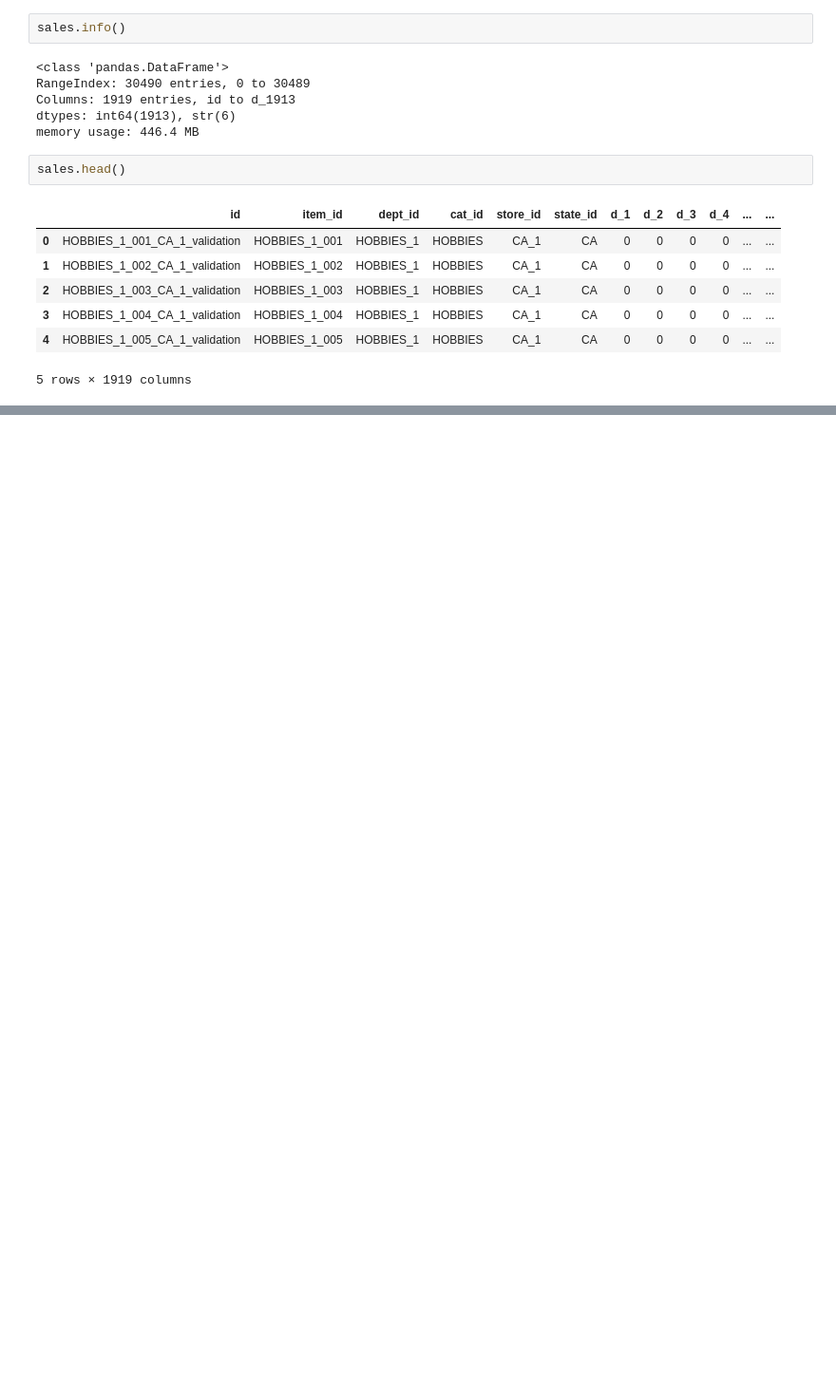
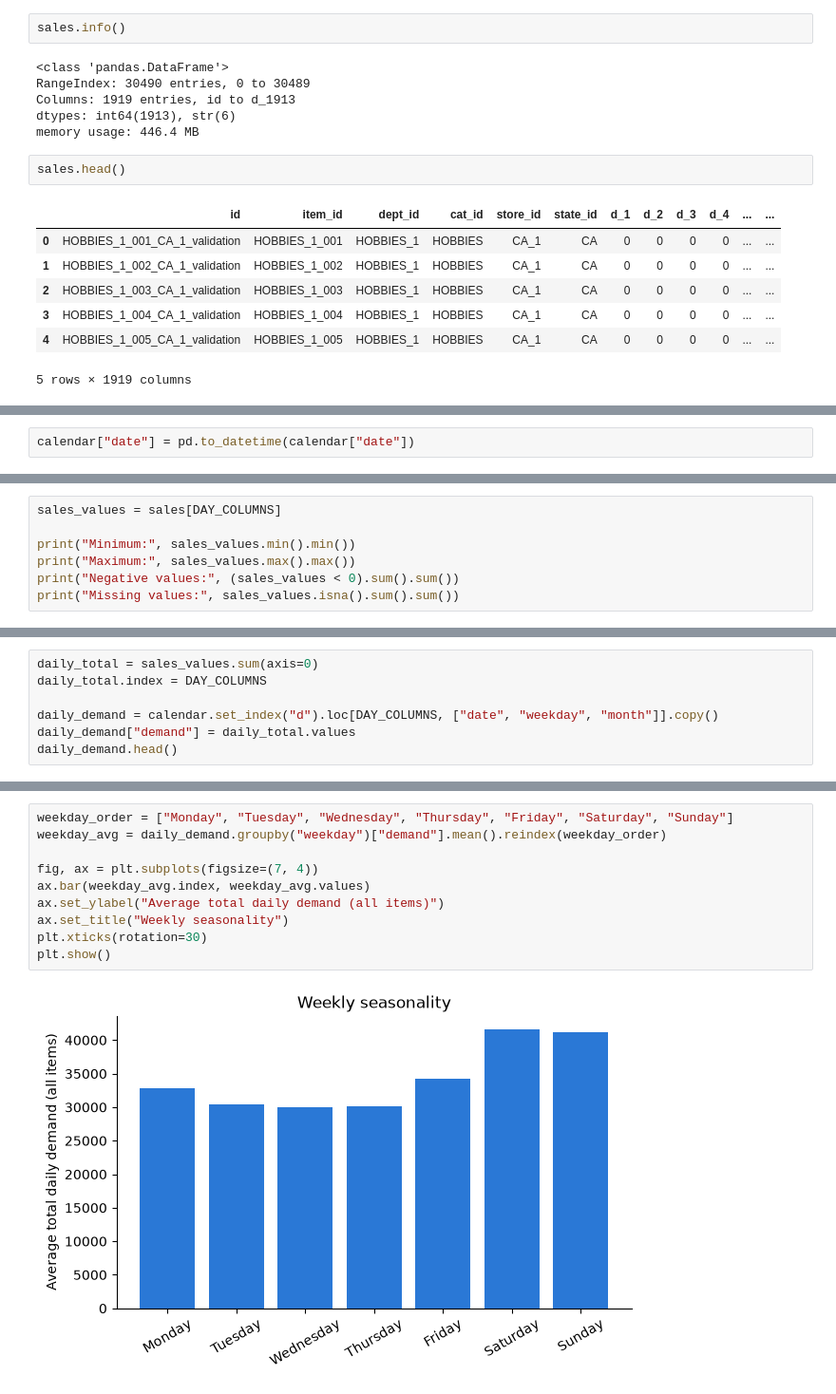
Before and after one commit to MWalid2/industrial-production-optimization, a Jupyter notebook: notebooks/01_m5_data_inspection.ipynb, the cells around one changed output, grey strips where cells are left out. Shown at 95% size. Cells and saved outputs as stored; diff of their text form; blank space fills up the shorter version.

```diff
--- a/notebooks/01_m5_data_inspection.ipynb
+++ b/notebooks/01_m5_data_inspection.ipynb
@@ -59,0 +169,2 @@ sales.head()
+# %%
+calendar["date"] = pd.to_datetime(calendar["date"])
@@ -59,0 +239,7 @@ sales.head()
+# %%
+sales_values = sales[DAY_COLUMNS]
+
+print("Minimum:", sales_values.min().min())
+print("Maximum:", sales_values.max().max())
+print("Negative values:", (sales_values < 0).sum().sum())
+print("Missing values:", sales_values.isna().sum().sum())
@@ -59,0 +341,7 @@ sales.head()
+# %%
+daily_total = sales_values.sum(axis=0)
+daily_total.index = DAY_COLUMNS
+
+daily_demand = calendar.set_index("d").loc[DAY_COLUMNS, ["date", "weekday", "month"]].copy()
+daily_demand["demand"] = daily_total.values
+daily_demand.head()
@@ -59,0 +356,12 @@ sales.head()
+# %%
+weekday_order = ["Monday", "Tuesday", "Wednesday", "Thursday", "Friday", "Saturday", "Sunday"]
+weekday_avg = daily_demand.groupby("weekday")["demand"].mean().reindex(weekday_order)
+
+fig, ax = plt.subplots(figsize=(7, 4))
+ax.bar(weekday_avg.index, weekday_avg.values)
+ax.set_ylabel("Average total daily demand (all items)")
+ax.set_title("Weekly seasonality")
+plt.xticks(rotation=30)
+plt.show()
+# %% [output]
+[figure, added]
```
Also changed, not shown: parts of 27 cells of this notebook, 10 other files.
